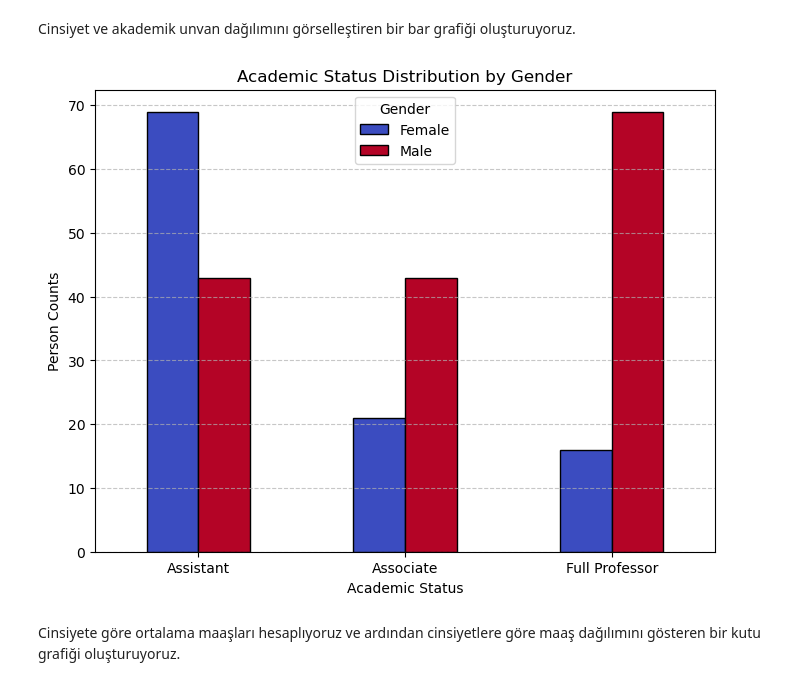
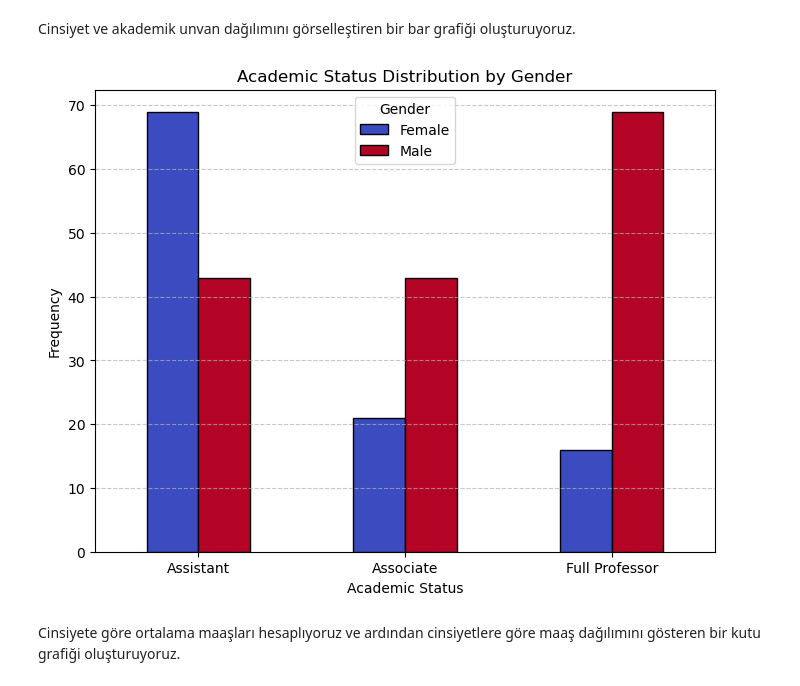
Before and after one commit to zulalbigis/Hi_Kod_Data_Science_Bootcamp_Final_Project, a Jupyter notebook: Final_Project.ipynb, the cells around one changed output. Saved outputs shown, nothing was run; the diff lists cells and outputs as text; code cells hidden in the pictures.

```diff
--- a/Final_Project.ipynb
+++ b/Final_Project.ipynb
@@ -198,15 +198,15 @@ Cinsiyet ve akademik unvan dağılımını görselleştiren bir bar grafiği olu
 # %%
 rank_gender_counts.plot(kind="bar", figsize=(8, 6), colormap="coolwarm", edgecolor="black")
 
 plt.title("Academic Status Distribution by Gender")
 plt.xlabel("Academic Status")
-plt.ylabel("Person Counts")
+plt.ylabel("Frequency")
 plt.xticks(rotation=0)
 plt.legend(title="Gender")
 plt.grid(axis="y", linestyle="--", alpha=0.7)
 plt.show()
 # %% [output]
-[figure, old version]
+[figure, new version]
 # %% [markdown]
 Cinsiyete göre ortalama maaşları hesaplıyoruz ve ardından cinsiyetlere göre maaş dağılımını gösteren bir kutu grafiği oluşturuyoruz.
 # %%
```
Also changed, not shown: parts of 19 cells of this notebook.
